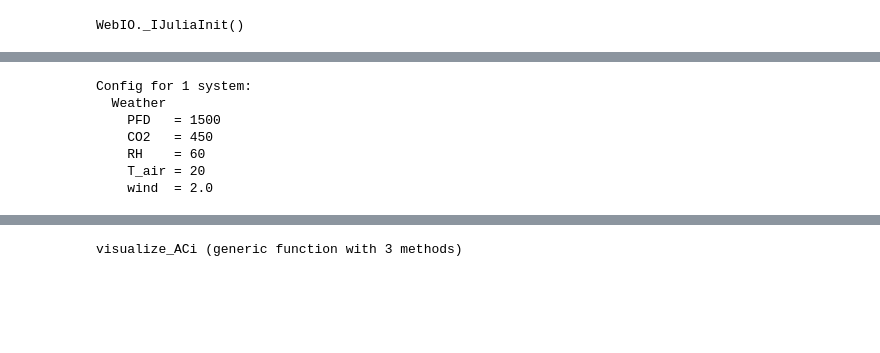
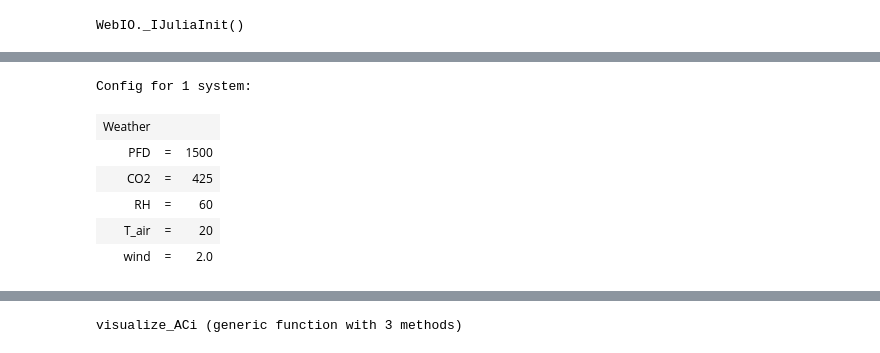
Before and after one commit to uwkimlab/plant_ecophys, a Jupyter notebook: models/gas-exchange/ACiCurve.ipynb, the cells around one changed output, grey strips where cells are left out. Cells and saved outputs as stored; diff of their text form; code cells hidden in the pictures; blank space fills up the shorter version.

```diff
--- a/models/gas-exchange/ACiCurve.ipynb
+++ b/models/gas-exchange/ACiCurve.ipynb
@@ -28,19 +86,19 @@ Config for 1 system:
 # %%
 ge_weather = @config :Weather => (
     PFD = 1500,
-    CO2 = 450,
+    CO2 = 425,
     RH = 60,
     T_air = 20,
     wind = 2.0,
 )
 # %% [output]
 Config for 1 system:
-  Weather
-    PFD   = 1500
-    CO2   = 450
-    RH    = 60
-    T_air = 20
-    wind  = 2.0
+| Weather |  |  |
+| PFD | = | 1500 |
+| CO2 | = | 425 |
+| RH | = | 60 |
+| T_air | = | 20 |
+| wind | = | 2.0 |
 # %%
 ge_spad = @config :Nitrogen => (
     SNa = 0.0004,
```
Also changed, not shown: parts of 36 cells of this notebook.
